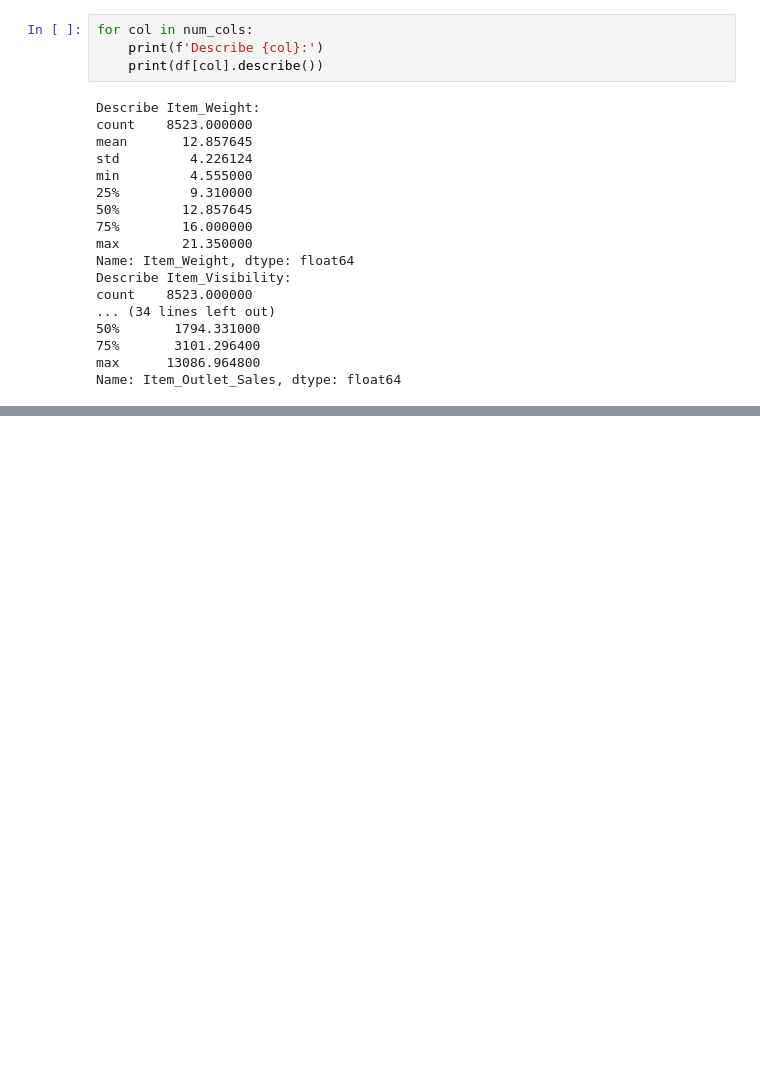
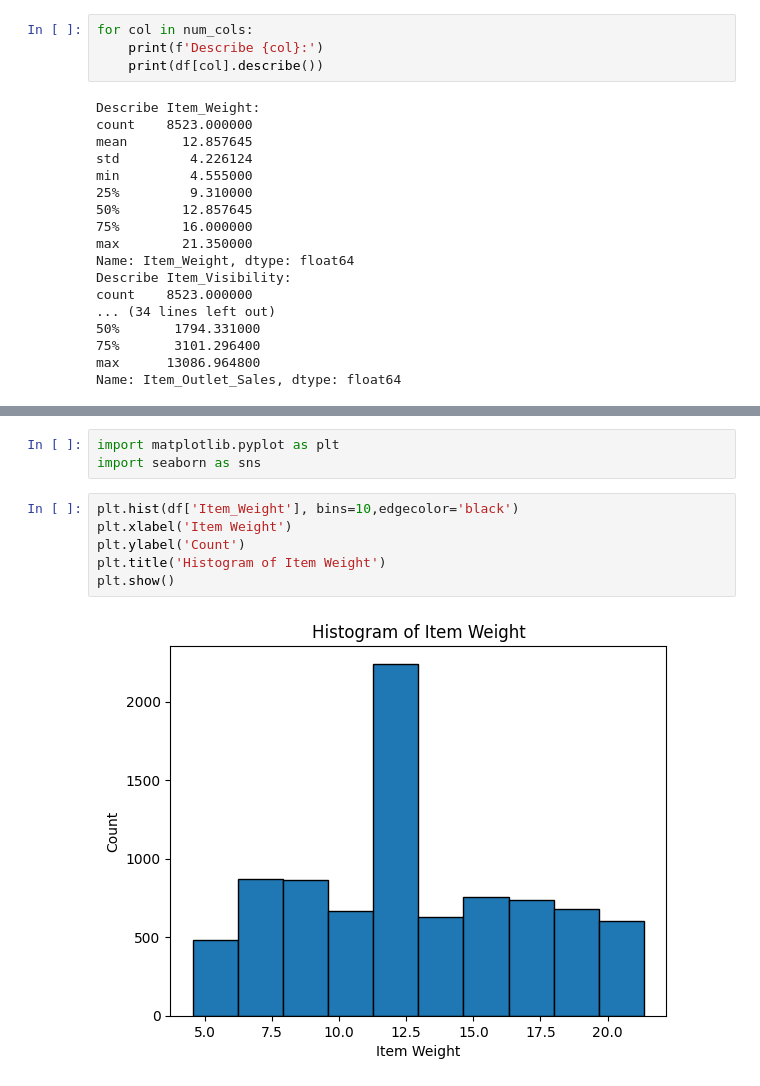
Before and after one commit to Zainakhader/Project1, a Jupyter notebook: Untitled3.ipynb, the cells around one changed output, grey strips where cells are left out. Saved outputs shown, nothing was run; the diff lists cells and outputs as text; blank space fills up the shorter version.

```diff
--- a/Untitled3.ipynb
+++ b/Untitled3.ipynb
@@ -220,0 +256,11 @@ Name: Item_Outlet_Sales, dtype: float64
+# %%
+import matplotlib.pyplot as plt
+import seaborn as sns
+# %%
+plt.hist(df['Item_Weight'], bins=10,edgecolor='black')
+plt.xlabel('Item Weight')
+plt.ylabel('Count')
+plt.title('Histogram of Item Weight')
+plt.show()
+# %% [output]
+[figure, added]
```
Also changed, not shown: parts of 13 cells of this notebook.
